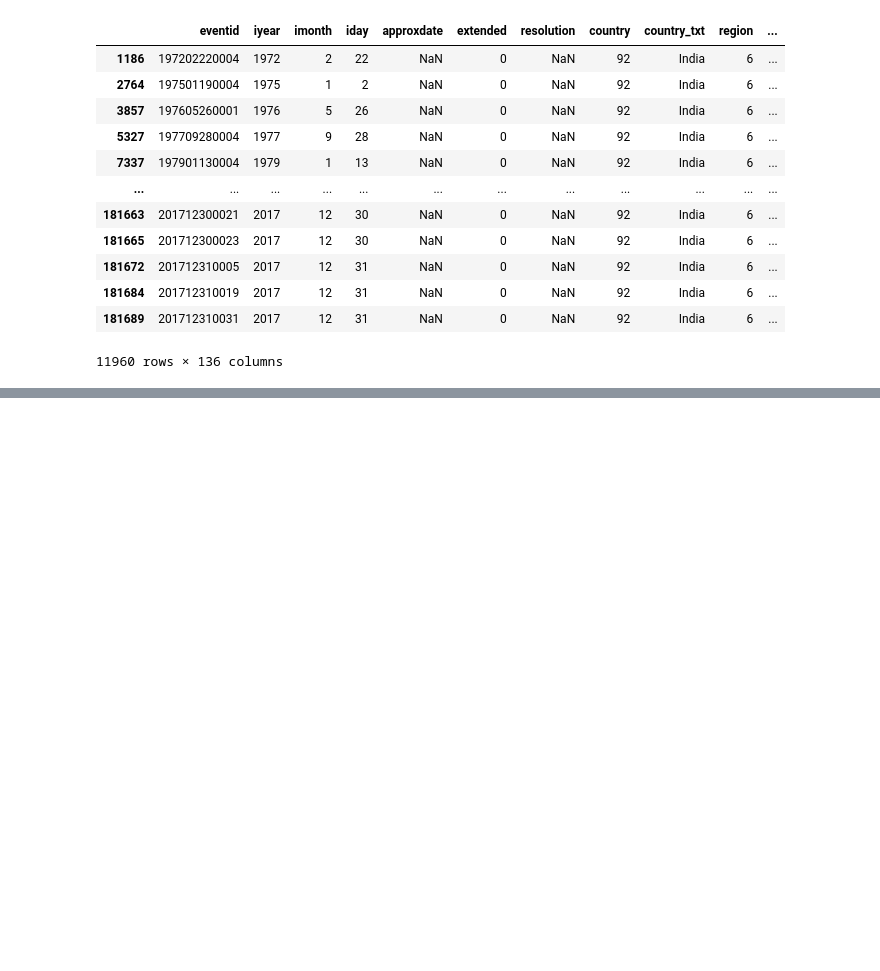
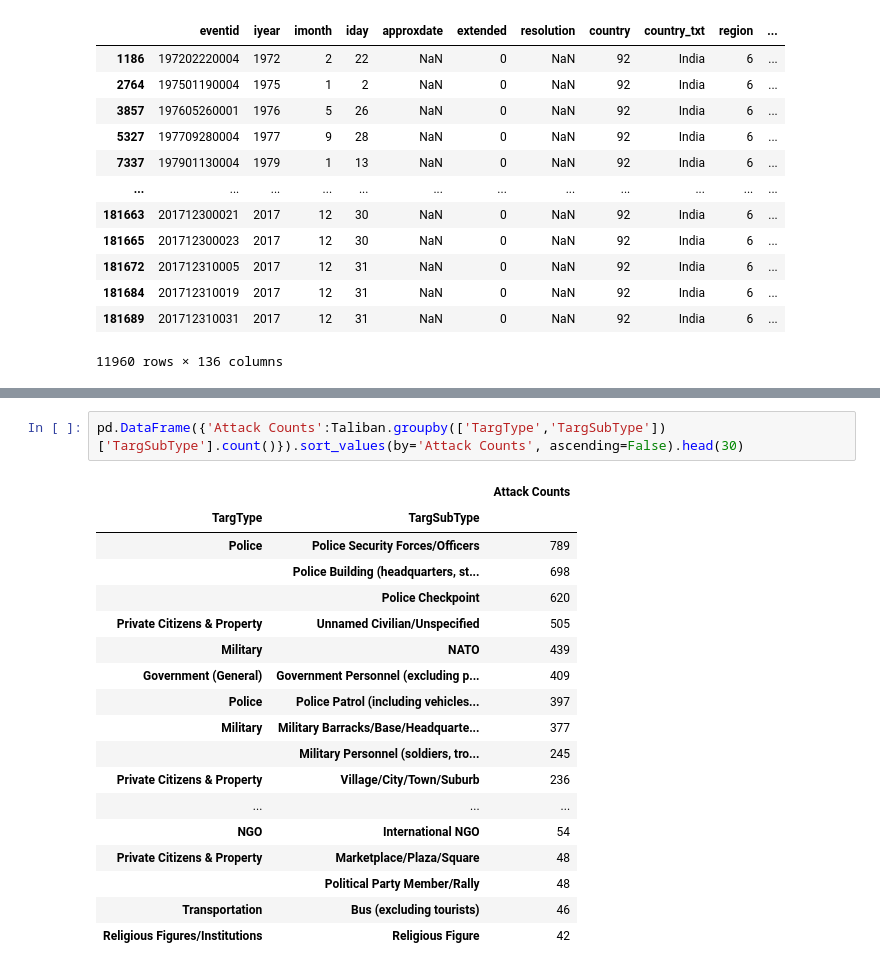
Before and after one commit to siddeshnaik/Sparks_Foundation, a Jupyter notebook: Terrorisum.ipynb, the cells around one changed output, grey strips where cells are left out. Saved outputs shown, nothing was run; the diff lists cells and outputs as text; blank space fills up the shorter version.

```diff
--- a/Terrorisum.ipynb
+++ b/Terrorisum.ipynb
@@ -1108,0 +1208,21 @@ See the caveats in the documentation: https://pandas.pydata.org/pandas-docs/stab
+# %%
+pd.DataFrame({'Attack Counts':Taliban.groupby(['TargType','TargSubType'])['TargSubType'].count()}).sort_values(by='Attack Counts', ascending=False).head(30)
+# %% [output]
+|  |  | Attack Counts |
+| TargType | TargSubType |  |
+| Police | Police Security Forces/Officers | 789 |
+|  | Police Building (headquarters, st... | 698 |
+|  | Police Checkpoint | 620 |
+| Private Citizens & Property | Unnamed Civilian/Unspecified | 505 |
+| Military | NATO | 439 |
+| Government (General) | Government Personnel (excluding p... | 409 |
+| Police | Police Patrol (including vehicles... | 397 |
+| Military | Military Barracks/Base/Headquarte... | 377 |
+|  | Military Personnel (soldiers, tro... | 245 |
+| Private Citizens & Property | Village/City/Town/Suburb | 236 |
+| ... | ... | ... |
+| NGO | International NGO | 54 |
+| Private Citizens & Property | Marketplace/Plaza/Square | 48 |
+|  | Political Party Member/Rally | 48 |
+| Transportation | Bus (excluding tourists) | 46 |
+| Religious Figures/Institutions | Religious Figure | 42 |
```
Also changed, not shown: parts of 9 cells of this notebook.
